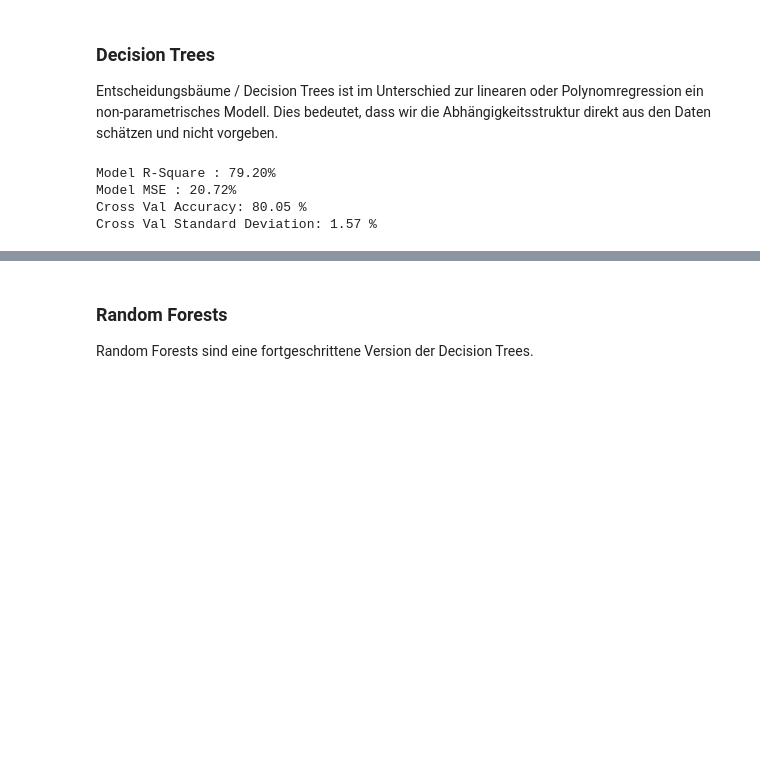
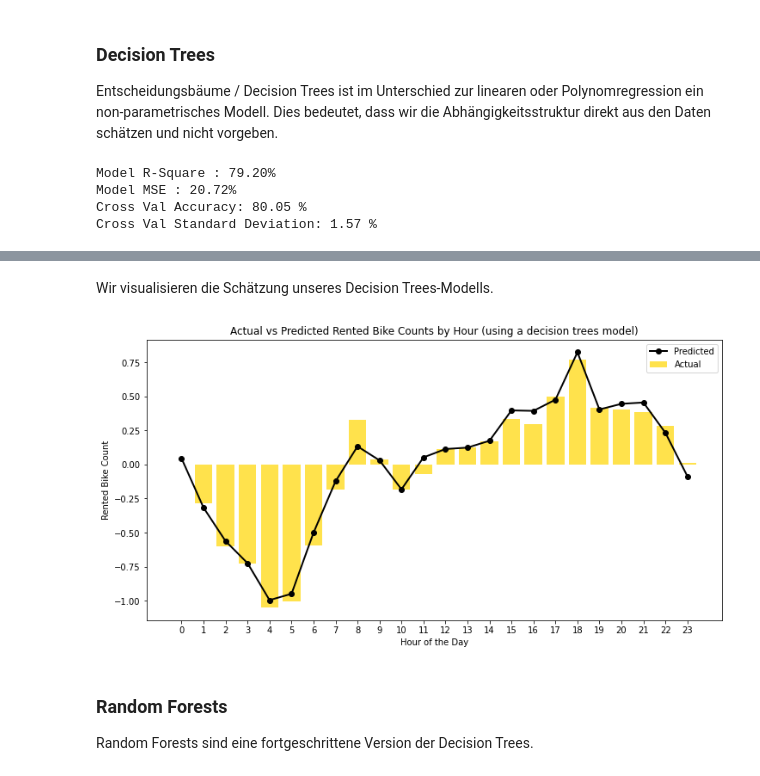
Before and after one commit to LarsFluri/2023-12-04_digitalisation-in-controlling, a Jupyter notebook: Code/1_forecasting/bike_demand.ipynb, the cells around one changed output, grey strips where cells are left out. Cells and saved outputs as stored; diff of their text form; code cells hidden in the pictures; blank space fills up the shorter version.

```diff
--- a/Code/1_forecasting/bike_demand.ipynb
+++ b/Code/1_forecasting/bike_demand.ipynb
@@ -392,3 +409,5 @@ Wir visualisieren die Schätzung unseres Decision Trees-Modells.
+# %% [markdown]
+Wir visualisieren die Schätzung unseres Decision Trees-Modells.
 # %%
 import matplotlib.pyplot as plt
 
@@ -401,34 +420,36 @@ def reverse_one_hot(hour_data):
 
 # Apply the function to the test set
 X_test_hours = reverse_one_hot(X_test)
 
 
 # Now we create a DataFrame for plotting
 df_plot = pd.DataFrame({
     'Hour': X_test_hours,
     'Actual': y_test,
     'Predicted': y_pred
 })
 
 # Group by the hour and calculate the mean for the actual and predicted values
 df_grouped = df_plot.groupby('Hour').agg({'Actual': 'mean', 'Predicted': 'mean'}).reset_index()
 
 # Plotting
 plt.figure(figsize=(12, 6))
 
 # Plot the actual counts as bars
 plt.bar(df_grouped['Hour'], df_grouped['Actual'], color='gold', label='Actual', alpha=0.7)
 
 # Plot the predicted counts as a line
 plt.plot(df_grouped['Hour'], df_grouped['Predicted'], color='black', label='Predicted', marker='o', linestyle='-', linewidth=2)
 
 # Adding titles and labels
-plt.title('Actual vs Predicted Rented Bike Counts by Hour (using a linear model)')
+plt.title('Actual vs Predicted Rented Bike Counts by Hour (using a decision trees model)')
 plt.xlabel('Hour of the Day')
 plt.ylabel('Rented Bike Count')
 plt.xticks(ticks=np.arange(24))  # Ensure we have all 24 hours as x-ticks
 plt.legend()
 plt.show()
+# %% [output]
+[figure, added]
 # %% [markdown]
 ### Random Forests
 
```
Also changed, not shown: parts of 13 cells of this notebook, 9 other files.
